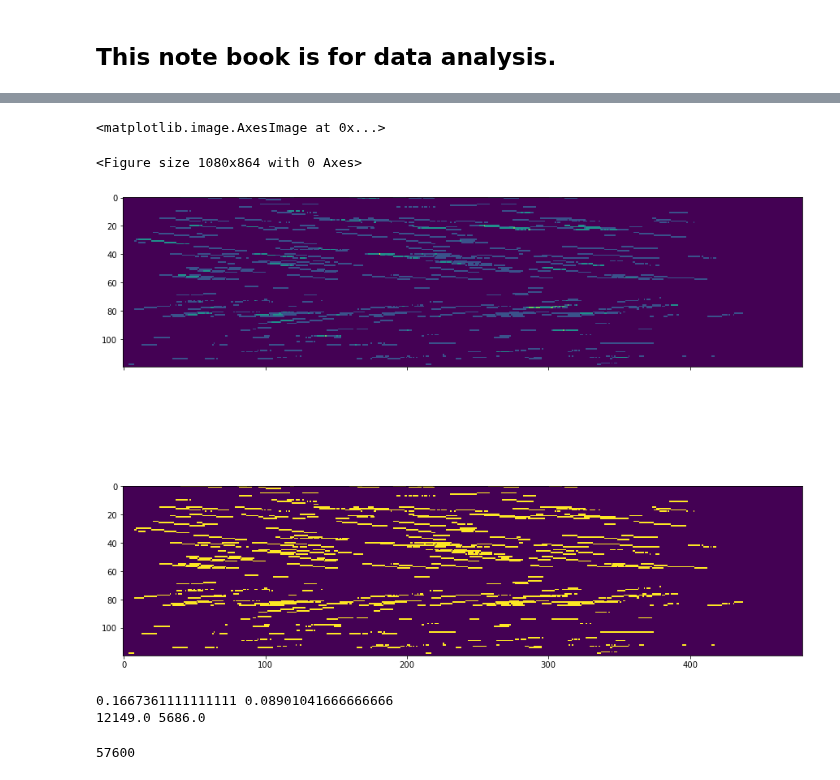
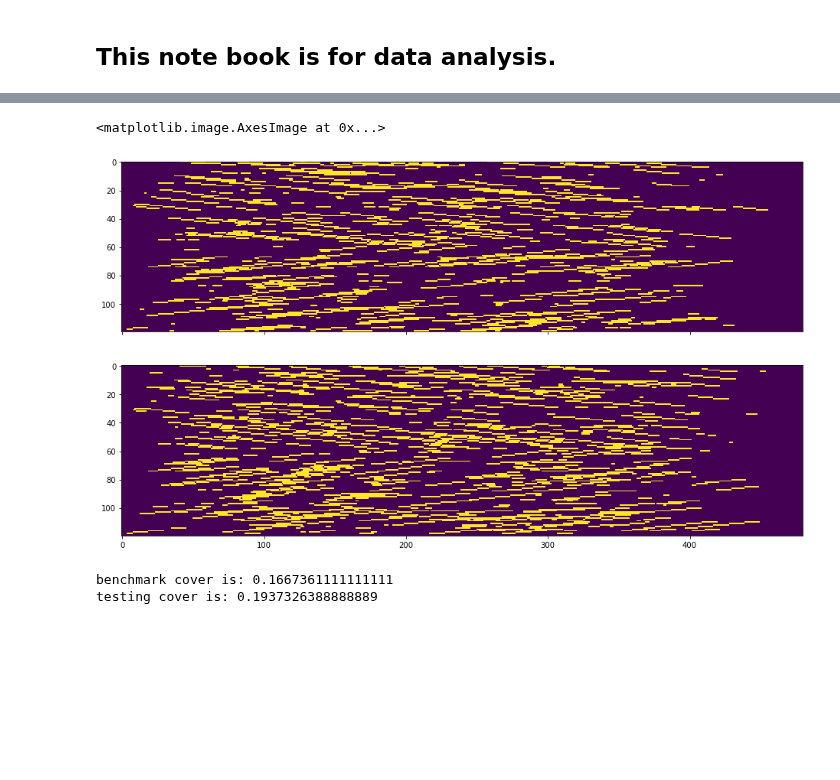
Before and after one commit to Dylan-Wyl10/RoboSense, a Jupyter notebook: analysis/coverAnalysis.ipynb, the cells around one changed output, grey strips where cells are left out. Saved outputs shown, nothing was run; the diff lists cells and outputs as text; code cells hidden in the pictures; blank space fills up the shorter version.

```diff
--- a/analysis/coverAnalysis.ipynb
+++ b/analysis/coverAnalysis.ipynb
@@ -17,4 +17,14 @@ cover_LinkTime_ben = np.sum(cover_benchmark, axis=2)
 cover = np.load(coverTable)
 # cover_benchmark.shape
 cover_LinkTime = np.sum(cover, axis=2)
+# %%
+# def GetSpacedElements(array, numElems = 4):
+#     return out = array[np.round(np.linspace(0, len(array)-1, numElems)).astype(int)]
+
+idx = np.arange(0,4800, 10)
+tmp_1 = cover_LinkTime_ben[: ,idx]
+tt1 = np.where(tmp_1 >0, 1, 0)
+
+tmp_2 = cover_LinkTime[: ,idx]
+tt2 = np.where(tmp_2 > 0, 1, 0)
 # %%
@@ -43,35 +47,27 @@ axs[1].imshow(tt, cmap='viridis', interpolation='none' )
 # %%
-tmp_2 = cover_LinkTime[: ,idx]
-tt2 = np.where(tmp_2 > 0, 1, 0)
-
-plt.figure(figsize=(15,12))
-
 fig, axs = plt.subplots(
   nrows=2,
   ncols=1,
   sharey=True,
   sharex=True,
-  figsize=(15, 12)
+  figsize=(18, 9)
 )
 
 
-axs[0].imshow(tmp_2, cmap='viridis', interpolation='none')
+axs[0].imshow(tt1, cmap='viridis', interpolation='none')
 
 axs[1].imshow(tt2, cmap='viridis', interpolation='none' )
 # %% [output]
 <matplotlib.image.AxesImage at 0x...>
-<Figure size 1080x864 with 0 Axes>
-[figure, old version]
+[figure, new version]
 # %%
-aa = np.sum(tt)/tt.size
+aa = np.sum(tt1)/tt1.size
 
 aaa = np.sum(tt2)/tt2.size
 
-print(aa, aaa)
-print(np.sum(tmp_1), np.sum(tmp_2))
-
-tt.size
+print("benchmark cover is:",aa)
+print("testing cover is:", aaa)
+# print(np.sum(tmp_1), np.sum(tmp_2))
 # %% [output]
-0.1667361111111111 0.08901041666666666
-12149.0 5686.0
+benchmark cover is: 0.1667361111111111
+testing cover is: 0.1937326388888889
-57600
```
Also changed, not shown: parts of 1 cell of this notebook, 1 other file.
